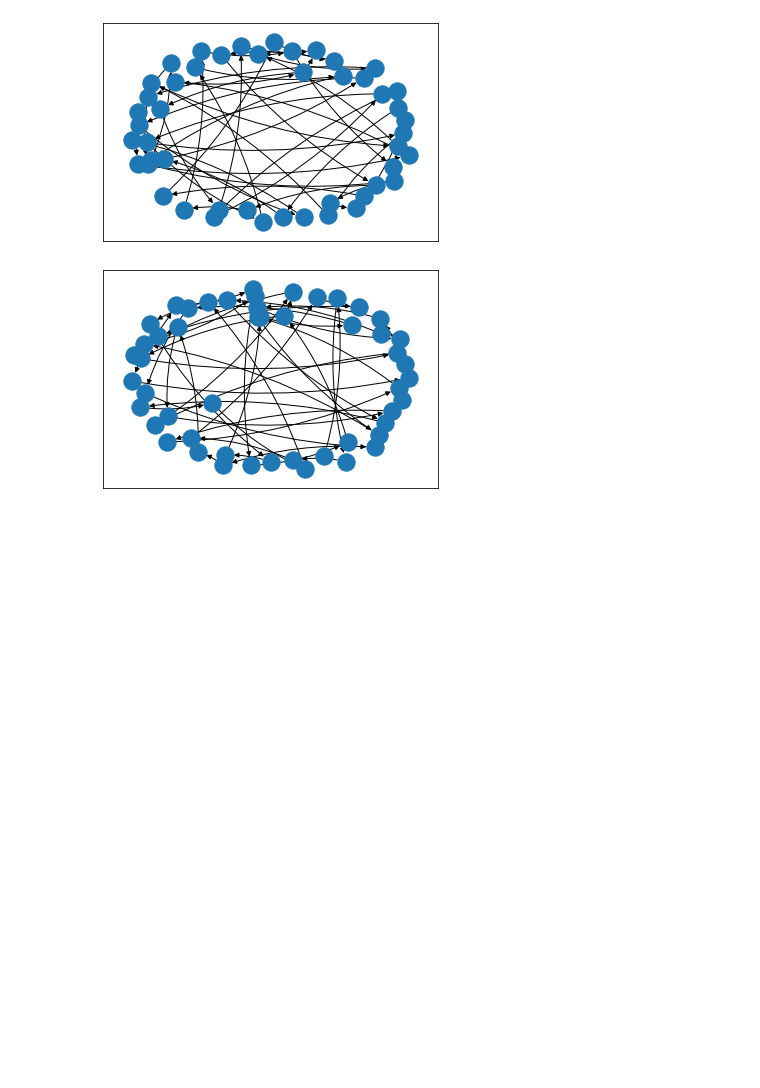
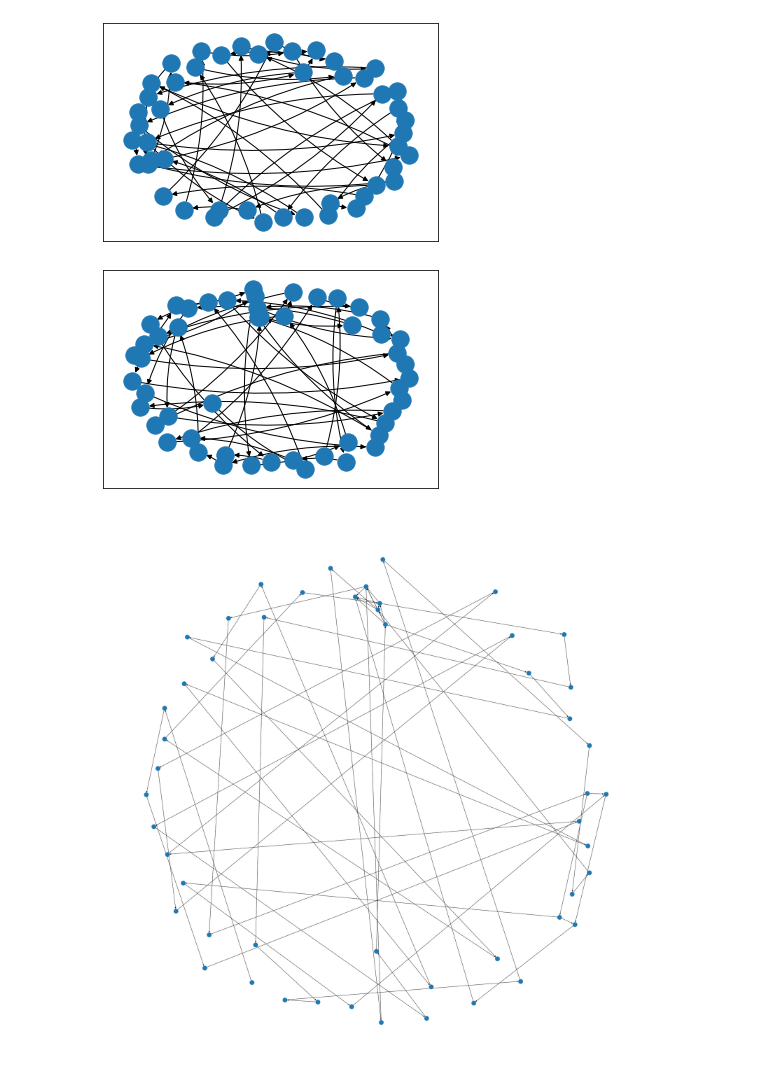
Before and after one commit to rkimelman/7100-2022, a Jupyter notebook: fall2022.ipynb, the cells around one changed output. Cells and saved outputs as stored; diff of their text form; code cells hidden in the pictures; blank space fills up the shorter version.

```diff
--- a/fall2022.ipynb
+++ b/fall2022.ipynb
@@ -954,3 +954,10 @@ pos = nx.spring_layout(caliLoveGraph)
 nx.draw_networkx(caliLoveGraph, pos, with_labels=False, connectionstyle='arc3, rad = 0.1')
 # %% [output]
 [figure]
+# %%
+fig = plt.figure(figsize=(30, 30))
+nx.draw(caliLoveGraph, node_size=300, font_size = 10)
+plt.axis('equal')
+plt.show()
+# %% [output]
+[figure, added]
```
